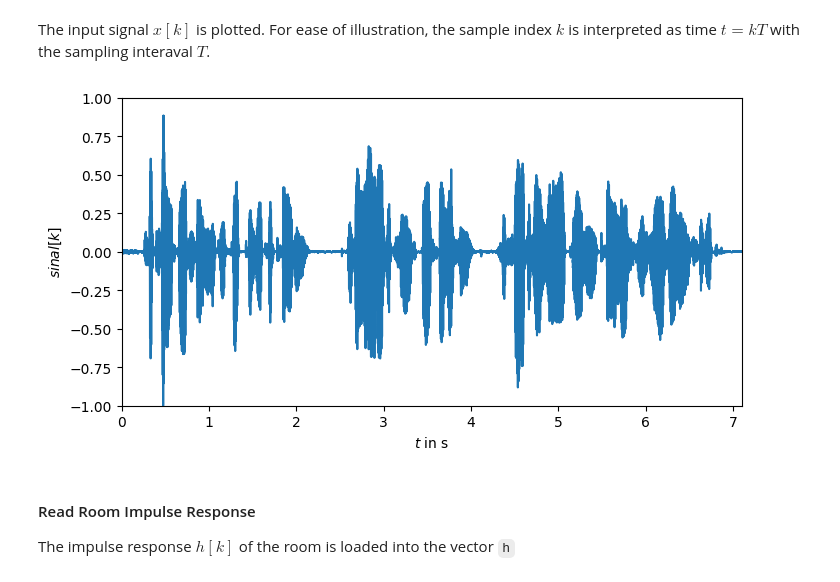
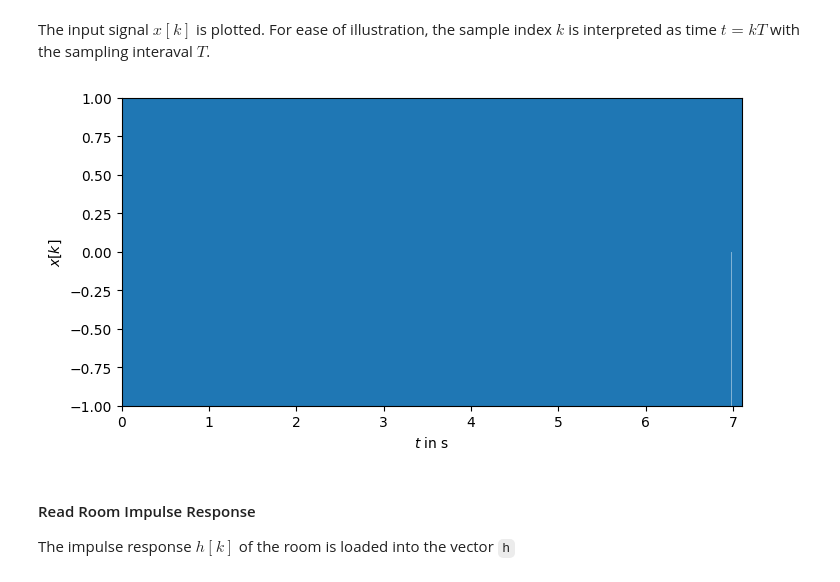
Before and after one commit to jmmarcoss/sinais-sistemas, a Jupyter notebook: notebooks/atividade_11_1.ipynb, the cells around one changed output. Saved outputs shown, nothing was run; the diff lists cells and outputs as text; code cells hidden in the pictures.

```diff
--- a/notebooks/atividade_11_1.ipynb
+++ b/notebooks/atividade_11_1.ipynb
@@ -13,29 +20,23 @@ First a source signal $x[k]$ is loaded into the vector `x` using the [`soundfile
 # %% [markdown]
 The input signal $x[k]$ is plotted. For ease of illustration, the sample index $k$ is interpreted as time $t = k T$ with the sampling interaval $T$.
 # %%
-%matplotlib inline
 import numpy as np
 import matplotlib.pyplot as plt
 import scipy.io.wavfile as sw
 import scipy.signal as sig
+import IPython.display as Id
 
-fa,sinal = sw.read('data/atividade_11/speech.wav')
+fs, x = sw.read('data/atividade_11/speech.wav')
 # %%
-if len(sinal.shape) == 2:
-    sinal = sinal.mean(axis=1)
-
-if sinal.dtype == 'int16':
-    sinal = sinal / np.max(np.abs(sinal))
-
-plt.figure(figsize=(8,4), dpi=150)
-t = np.arange(len(sinal)) / fa
-plt.plot(t, sinal)
+plt.figure(figsize=(8, 4))
+t = np.arange(len(x)) / fs
+plt.plot(t, x)
 plt.xlabel(r'$t$ in s')
-plt.ylabel(r'$sinal[k]$')
+plt.ylabel(r'$x[k]$')
 plt.axis([0, t[-1], -1, 1])
 plt.show()
 # %% [output]
-[figure, old version]
+[figure, new version]
 # %% [markdown]
 #### Read Room Impulse Response
 
```
Also changed, not shown: parts of 12 cells of this notebook, 1 other file.
